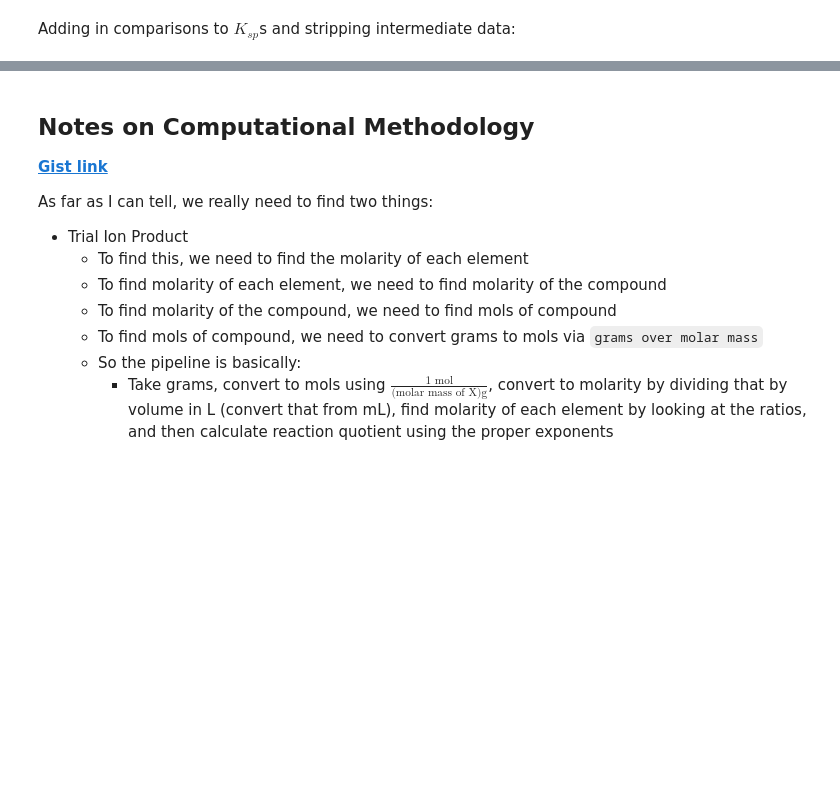
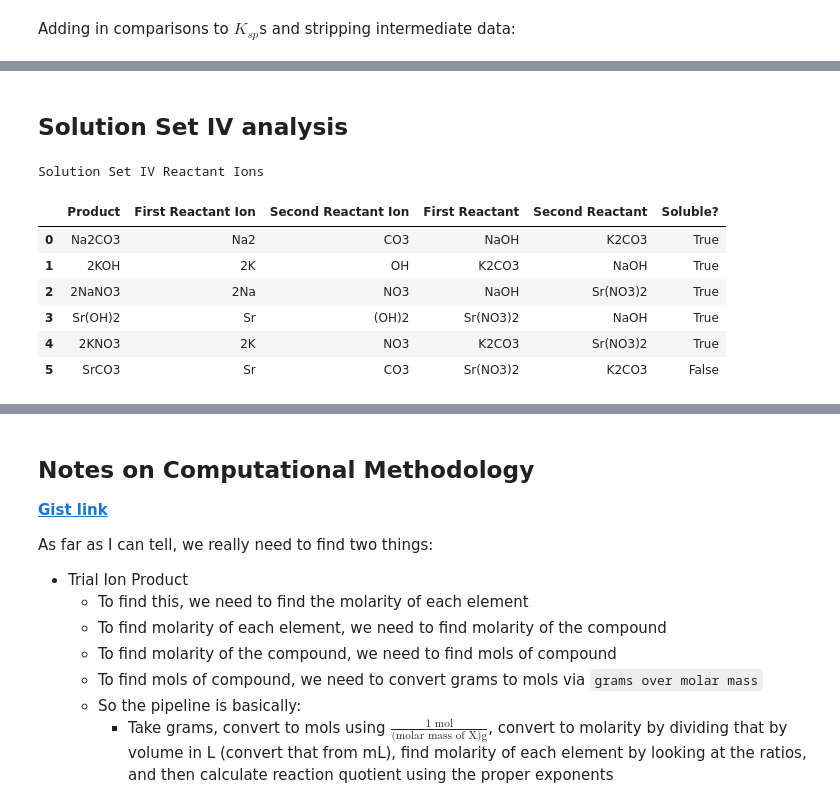
Before and after one commit to ThatNerdSquared/datasci-studio, a Jupyter notebook: lab-10d/lab-10d.ipynb, the cells around one changed output, grey strips where cells are left out. Cells and saved outputs as stored; diff of their text form; code cells hidden in the pictures; blank space fills up the shorter version.

```diff
--- a/lab-10d/lab-10d.ipynb
+++ b/lab-10d/lab-10d.ipynb
@@ -517,0 +514,14 @@ Precipitates in Solution Set II
+# %% [markdown]
+## Solution Set IV analysis
+# %%
+ss4_reactant_ions = pd.read_csv("ss4-reactant-ions.csv")
+print_styled_df(ss4_reactant_ions, "Solution Set IV Reactant Ions")
+# %% [output]
+Solution Set IV Reactant Ions
+|  | Product | First Reactant Ion | Second Reactant Ion | First Reactant | Second Reactant | Soluble? |
+| 0 | Na2CO3 | Na2 | CO3 | NaOH | K2CO3 | True |
+| 1 | 2KOH | 2K | OH | K2CO3 | NaOH | True |
+| 2 | 2NaNO3 | 2Na | NO3 | NaOH | Sr(NO3)2 | True |
+| 3 | Sr(OH)2 | Sr | (OH)2 | Sr(NO3)2 | NaOH | True |
+| 4 | 2KNO3 | 2K | NO3 | K2CO3 | Sr(NO3)2 | True |
+| 5 | SrCO3 | Sr | CO3 | Sr(NO3)2 | K2CO3 | False |
```
Also changed, not shown: parts of 14 cells of this notebook, 1 other file.
